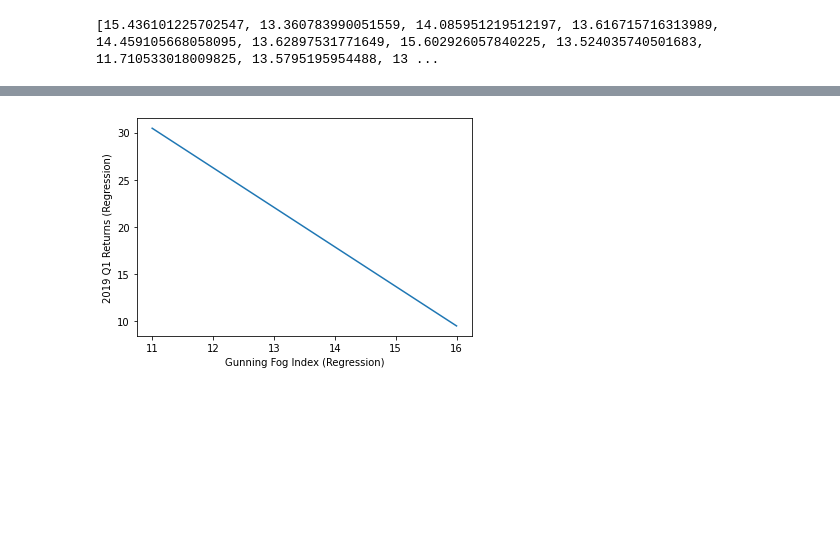
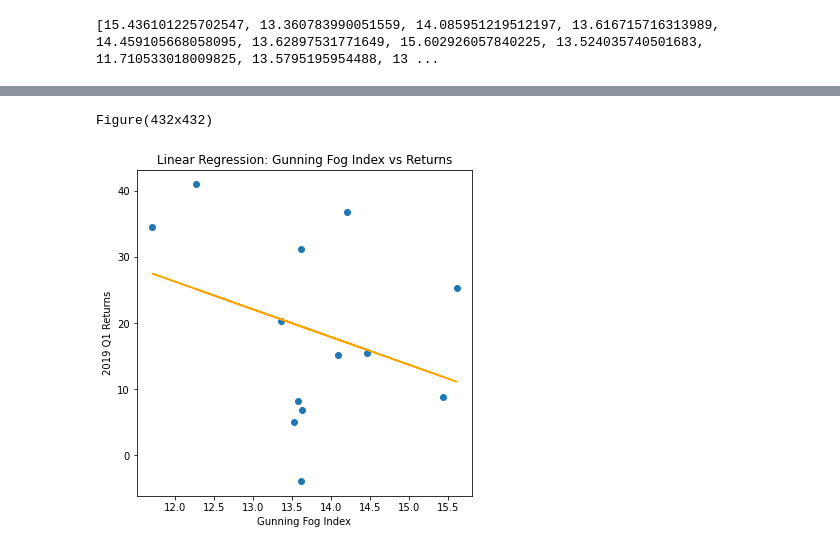
Before and after one commit to srijansatpathy/ComplexReturns, a Jupyter notebook: PythonProject/Complexity.ipynb, the cells around one changed output, grey strips where cells are left out. Saved outputs shown, nothing was run; the diff lists cells and outputs as text; code cells hidden in the pictures; blank space fills up the shorter version.

```diff
--- a/PythonProject/Complexity.ipynb
+++ b/PythonProject/Complexity.ipynb
@@ -180,13 +207,27 @@ m, b = np.polyfit(complexity_list, returns_list, 1)
 # %%
-x = np.linspace(11, 16, num=13)
-plt.plot(x, m*x+b)
-plt.ylabel('2019 Q1 Returns (Regression)')
-plt.xlabel('Gunning Fog Index (Regression)')
-# my_number = np.corrcoef(returns_list, complexity_list) #calculates the correlation coefficient
-# print(my_number[0][1])
-# ax2 = ax.secondary_xaxis('top') #makes a secondary x-axis on top
-#             ax2.set(xlabel = r"$\rho$ = " + str(np.round(my_number, 2)))
+#create a subplot
+fig2, ax2 = plt.subplots(figsize = (6, 6))
 
-plt.show()
+#turns the complexity_list into a numpy array
+x = np.array(complexity_list)
+
+#create basic scatterplot
+ax2.scatter(complexity_list, returns_list)
+
+#obtain m (slope) and b(intercept) of linear regression line
+m, b = np.polyfit(complexity_list, returns_list, 1)
+
+#add linear regression line to scatterplot
+ax2.plot(x, m*x+b, 'orange')
+
+#sets a title
+ax2.title.set_text('Linear Regression: Gunning Fog Index vs Returns')
+
+#sets axis labels
+ax2.set(xlabel = 'Gunning Fog Index', ylabel = '2019 Q1 Returns')
+
+#prints figure
+print(fig2)
 # %% [output]
+Figure(432x432)
-[figure, old version]
+[figure, new version]
```
Also changed, not shown: parts of 4 cells of this notebook.
